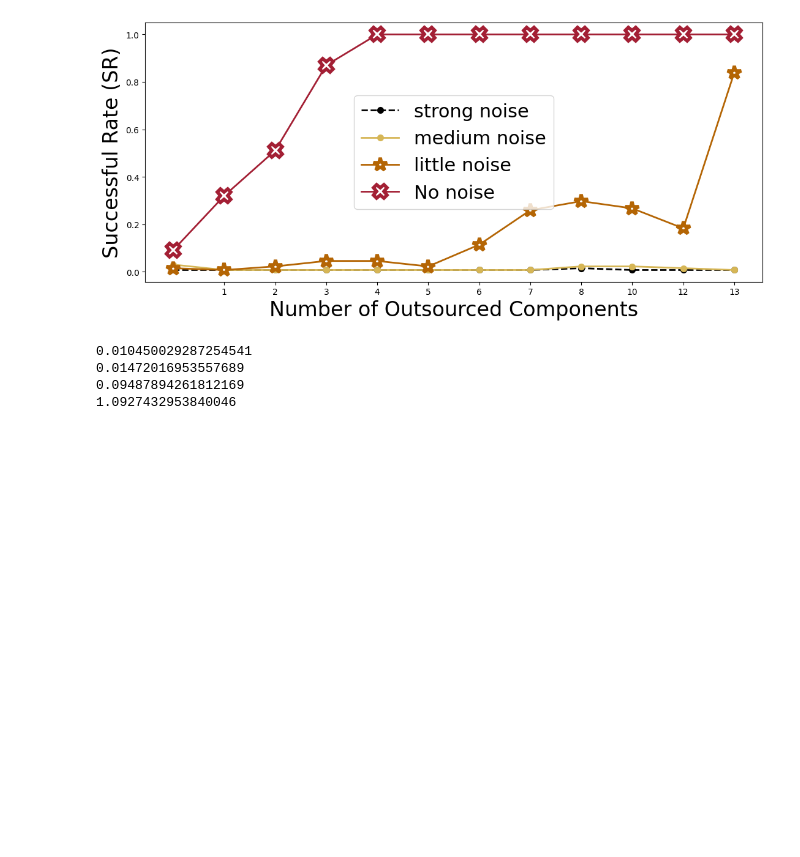
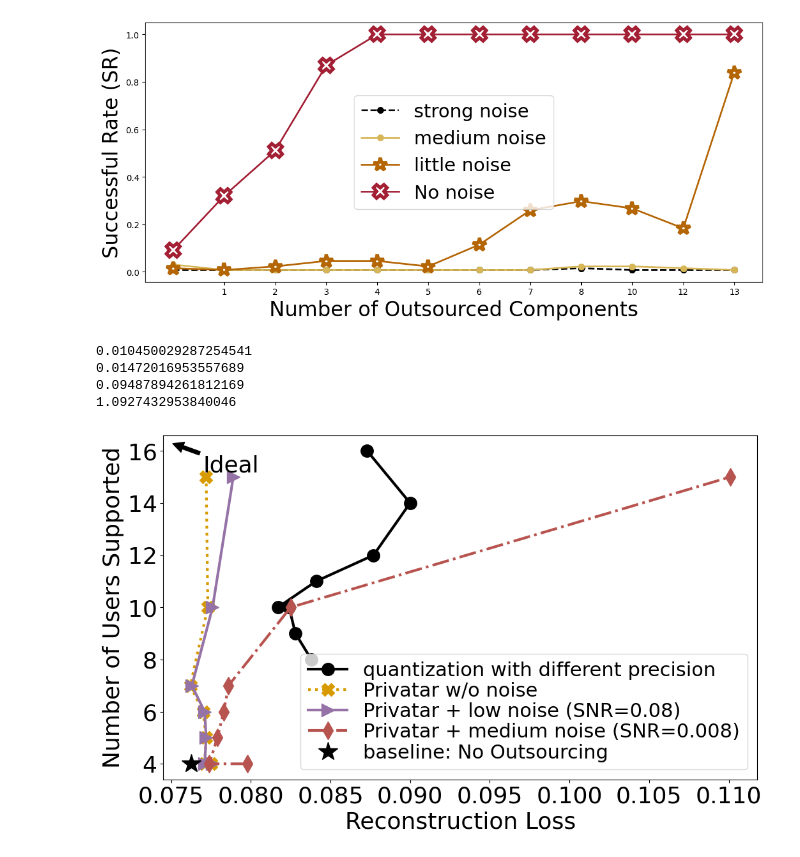
Before and after one commit to georgia-tech-synergy-lab/Privatar, a Jupyter notebook: custom_scripts/figure_drawer/results_fig.ipynb, the cells around one changed output. Cells and saved outputs as stored; diff of their text form; code cells hidden in the pictures; blank space fills up the shorter version.

```diff
--- a/custom_scripts/figure_drawer/results_fig.ipynb
+++ b/custom_scripts/figure_drawer/results_fig.ipynb
@@ -851,3 +851,71 @@ print(((0.1101 + 0.0820 + 0.0865 + 0.0929 + 0.1126 + 0.1466 + 0.4867)/7 - 0.0762
 0.01472016953557689
 0.09487894261812169
 1.0927432953840046
+# %%
+import matplotlib.pyplot as plt
+import numpy as np
+import random
+# Example data for accuracy and latency tradeoff curve
+num_user_support_quant = np.array([16, 14, 12, 11, 10, 10, 9, 8])
+accuracy_quant = np.array([0.0873, 0.0900, 0.0877, 0.0841, 0.0817, 0.0824, 0.0828, 0.0838])
+
+# num_user_support_sparsity = np.array([43, 48, 55, 64, 77, 96, 128, 192])
+# accuracy_sparsity = np.array([0.2875502189, 0.4865457938, 0.4537218351, 0.445069045, 0.4273689234, 0.4056278883, 0.4089239411, 0.404009874])
+
+num_user_support_hp = np.array([4, 4, 5, 6, 7, 10, 15])
+accuracy_hp_no_noise = np.array([ 0.0775, 0.0771, 0.0772, 0.077, 0.0762, 0.0773, 0.0772])
+# low noise (SNR=0.008)
+num_user_support_hp_low_noise = np.array([4, 4, 5, 6, 7, 10, 15])
+accuracy_hp_low_noise = np.array([0.0776, 0.0771, 0.0772, 0.0771, 0.0763, 0.0776, 0.0789])
+# medium noise (SNR=0.008)
+num_user_support_med_noise = np.array([4, 4, 5, 6, 7, 10, 15])
+accuracy_hp_med_noise = np.array([0.0798, 0.0774, 0.0779, 0.0783, 0.0786, 0.0825, 0.1101])
+# strong noise (SNR=0.001)
+num_user_support_hp_strong_noise = np.array([4, 4, 5, 6, 7, 10, 15])
+accuracy_hp_strong_noise = np.array([0.1101, 0.082, 0.0865, 0.0929, 0.1126, 0.1466, 0.4867])
+
+
+fig = plt.figure(figsize=[12,7])
+ax = plt.subplot(111)
+SMALL_SIZE = 22
+MEDIUM_SIZE = 24
+BIGGER_SIZE = 26
+shape_list = ["o", "*", "X", "p", ">", "d", "s", "H", "<"]
+legend_list = ["A", "B", "C", "D", "E", "F", "G", "H"]
+color_list = ["#B46504", "#23445D", "#D79B00", "#D6B656", "#9673A6", "#B85450", "#6C8EBF", "#82B366"]
+
+plt_handler = []
+plt_handler.append(plt.plot(accuracy_quant, num_user_support_quant, marker=shape_list[0], linestyle='-', color='k', linewidth=3, markersize=14, label='quantization')[0])
+# plt_handler.append(plt.plot(num_user_support_sparsity, accuracy_sparsity, marker=shape_list[1], linestyle='--', color=color_list[1], label='sparsity')[0])
+plt_handler.append(plt.plot(accuracy_hp_no_noise, num_user_support_hp, marker=shape_list[2], linestyle=':', color=color_list[2], linewidth=3, markersize=14, label='HP')[0])
+plt_handler.append(plt.plot(accuracy_hp_low_noise, num_user_support_hp_low_noise,  marker=shape_list[4], linestyle='solid', color=color_list[4], linewidth=3, markersize=14, label='HP + noise (SNR=0.08)')[0])
+plt_handler.append(plt.plot(accuracy_hp_med_noise, num_user_support_med_noise,  marker=shape_list[5], linestyle='-.', color=color_list[5], linewidth=3, markersize=14, label='"HP + noise (SNR=0.008)')[0])
+# plt_handler.append(plt.plot(num_user_support_hp, accuracy_hp_strong_noise, marker=shape_list[6], color=color_list[6], linewidth=3, markersize=10, label='HP + noise - SNR=0.001'))
+plt_handler.append(plt.plot(0.0762771868774668, 4, marker=shape_list[1], linestyle='-.', color='k', linewidth=0, markersize=22, label='Baseline')[0])
+
+plt.legend(plt_handler, [r"quantization with different precision",  r"Privatar w/o noise", r"Privatar + low noise (SNR=0.08)", r"Privatar + medium noise (SNR=0.008)", r"baseline: No Outsourcing"], loc='lower right', ncol=1, fontsize=SMALL_SIZE, labelspacing=0.1)
+# plt.legend(plt_handler, [r"quantization with different precision", r"Privatar w/o perturbation", r"Privatar + low privacy protection", r"Privatar + medium privacy protection", r"baseline: completed outsourcing"], loc='lower right', ncol=1, fontsize=SMALL_SIZE, labelspacing=0.1)
+# plt.legend(plt_handler, [r"quantization", r"HP w/o noise", r"HP + noise (SNR=0.08)", r"HP + noise (SNR=0.008)", r"baseline"], loc='lower right', ncol=1, fontsize=SMALL_SIZE, labelspacing=0.1)
+# plt.legend(plt_handler, [ r"HP", r"HP + noise (SNR=0.08)", r"HP + noise (SNR=0.008)", r"multiface"], loc='upper left', ncol=1, fontsize=SMALL_SIZE, labelspacing=0.1)
+
+plt.ylabel('Number of Users Supported')
+plt.xlabel('Reconstruction Loss')
+plt.rc('font', size=BIGGER_SIZE)          # controls default text sizes
+plt.rc('axes', titlesize=BIGGER_SIZE)     # fontsize of the axes title
+plt.rc('axes', labelsize=BIGGER_SIZE)    # fontsize of the x and y labels
+plt.rc('xtick', labelsize=BIGGER_SIZE)    # fontsize of the tick labels
+plt.rc('ytick', labelsize=BIGGER_SIZE)    # fontsize of the tick labels
+plt.rc('legend', fontsize=SMALL_SIZE)    # legend fontsize
+# plt.xticks([4,8,12,15])
+ax.annotate('Ideal', xy=(0.075, 16.3), xytext=(0.077, 15.2), arrowprops=dict(facecolor='black', shrink=0.05))
+# Create a Rectangle patch
+# rect = patches.Rectangle((22.5, 0.076), 34, 0.0025, linestyle='-.', edgecolor=color_list[7], facecolor='none')
+# ax.annotate('Zoom In', xy=(100, 0.077), xytext=(58, 0.0772), arrowprops=dict(facecolor=color_list[7], shrink=0.05))
+
+# Add the patch to the Axes
+# ax.add_patch(rect)
+# plt.ylim(0.075,0.08)
+plt.savefig('lat_acc_tradeoff_all_questPro.pdf', bbox_inches="tight", transparent=True)
+plt.show()
+# %% [output]
+[figure, added]
```
Also changed, not shown: parts of 2 cells of this notebook.
